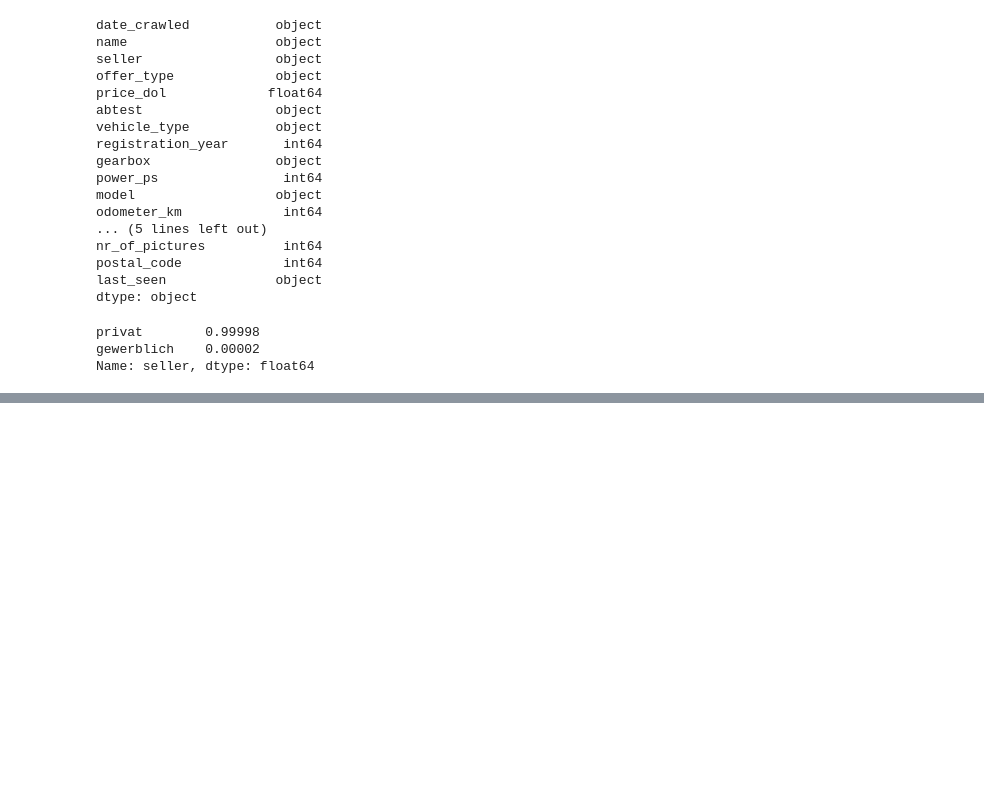
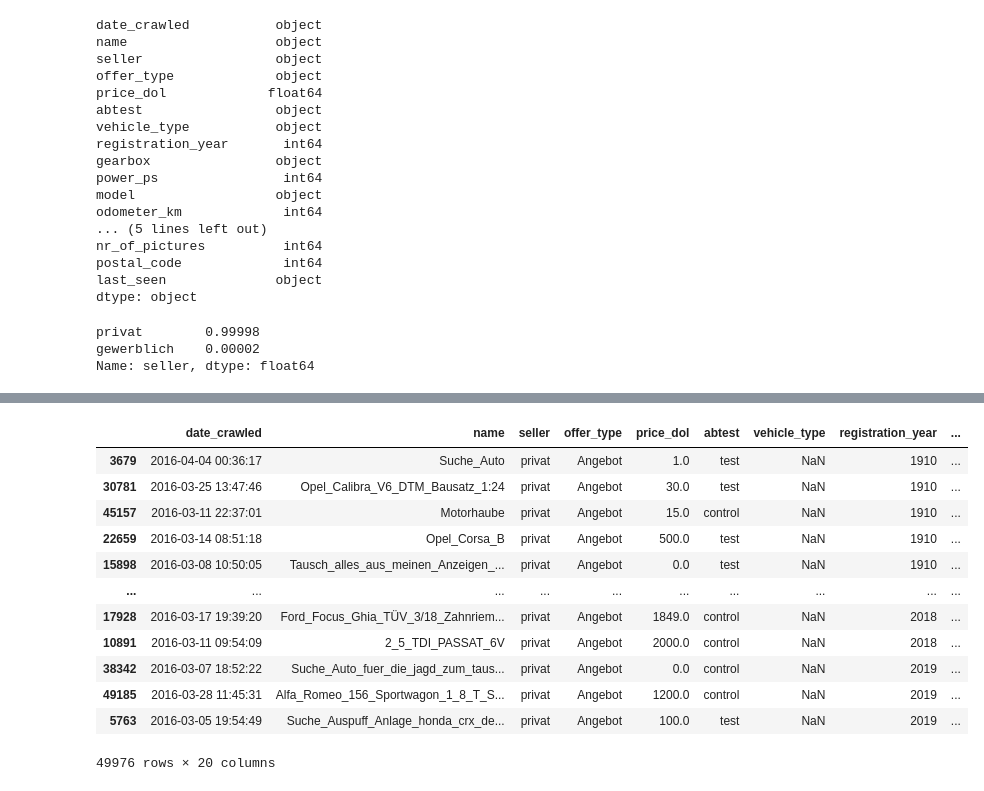
Before and after one commit to Chretien/ebay_car_sales_project, a Jupyter notebook: Basics.ipynb, the cells around one changed output, grey strips where cells are left out. Cells and saved outputs as stored; diff of their text form; code cells hidden in the pictures; blank space fills up the shorter version.

```diff
--- a/Basics.ipynb
+++ b/Basics.ipynb
@@ -256,0 +297,3 @@ Name: seller, dtype: float64
+# %%
+reg_impossible = autos.loc[(autos['registration_year'] <= 1886) | (autos['registration_year']>= 2021)]
+reg_impossible[['name','registration_year','vehicle_type']].sort_values('registration_year')
@@ -256,0 +331,20 @@ Name: seller, dtype: float64
+# %%
+# Here we are using the variable which contains the boolean index we used to find all of these outliers.
+# Must specify rows with the .index attribute, set 'inplace' to true in order to push changes to original dataframe
+autos.drop(reg_impossible.index,inplace=True)
+# %%
+autos.sort_values('registration_year')
+# %% [output]
+|  | date_crawled | name | seller | offer_type | price_dol | abtest | vehicle_type | registration_year | ... |
+| 3679 | 2016-04-04 00:36:17 | Suche_Auto | privat | Angebot | 1.0 | test | NaN | 1910 | ... |
+| 30781 | 2016-03-25 13:47:46 | Opel_Calibra_V6_DTM_Bausatz_1:24 | privat | Angebot | 30.0 | test | NaN | 1910 | ... |
+| 45157 | 2016-03-11 22:37:01 | Motorhaube | privat | Angebot | 15.0 | control | NaN | 1910 | ... |
+| 22659 | 2016-03-14 08:51:18 | Opel_Corsa_B | privat | Angebot | 500.0 | test | NaN | 1910 | ... |
+| 15898 | 2016-03-08 10:50:05 | Tausch_alles_aus_meinen_Anzeigen_... | privat | Angebot | 0.0 | test | NaN | 1910 | ... |
+| ... | ... | ... | ... | ... | ... | ... | ... | ... | ... |
+| 17928 | 2016-03-17 19:39:20 | Ford_Focus_Ghia_TÜV_3/18_Zahnriem... | privat | Angebot | 1849.0 | control | NaN | 2018 | ... |
+| 10891 | 2016-03-11 09:54:09 | 2_5_TDI_PASSAT_6V | privat | Angebot | 2000.0 | control | NaN | 2018 | ... |
+| 38342 | 2016-03-07 18:52:22 | Suche_Auto_fuer_die_jagd_zum_taus... | privat | Angebot | 0.0 | control | NaN | 2019 | ... |
+| 49185 | 2016-03-28 11:45:31 | Alfa_Romeo_156_Sportwagon_1_8_T_S... | privat | Angebot | 1200.0 | control | NaN | 2019 | ... |
+| 5763 | 2016-03-05 19:54:49 | Suche_Auspuff_Anlage_honda_crx_de... | privat | Angebot | 100.0 | test | NaN | 2019 | ... |
+49976 rows × 20 columns
```
Also changed, not shown: parts of 21 cells of this notebook.
